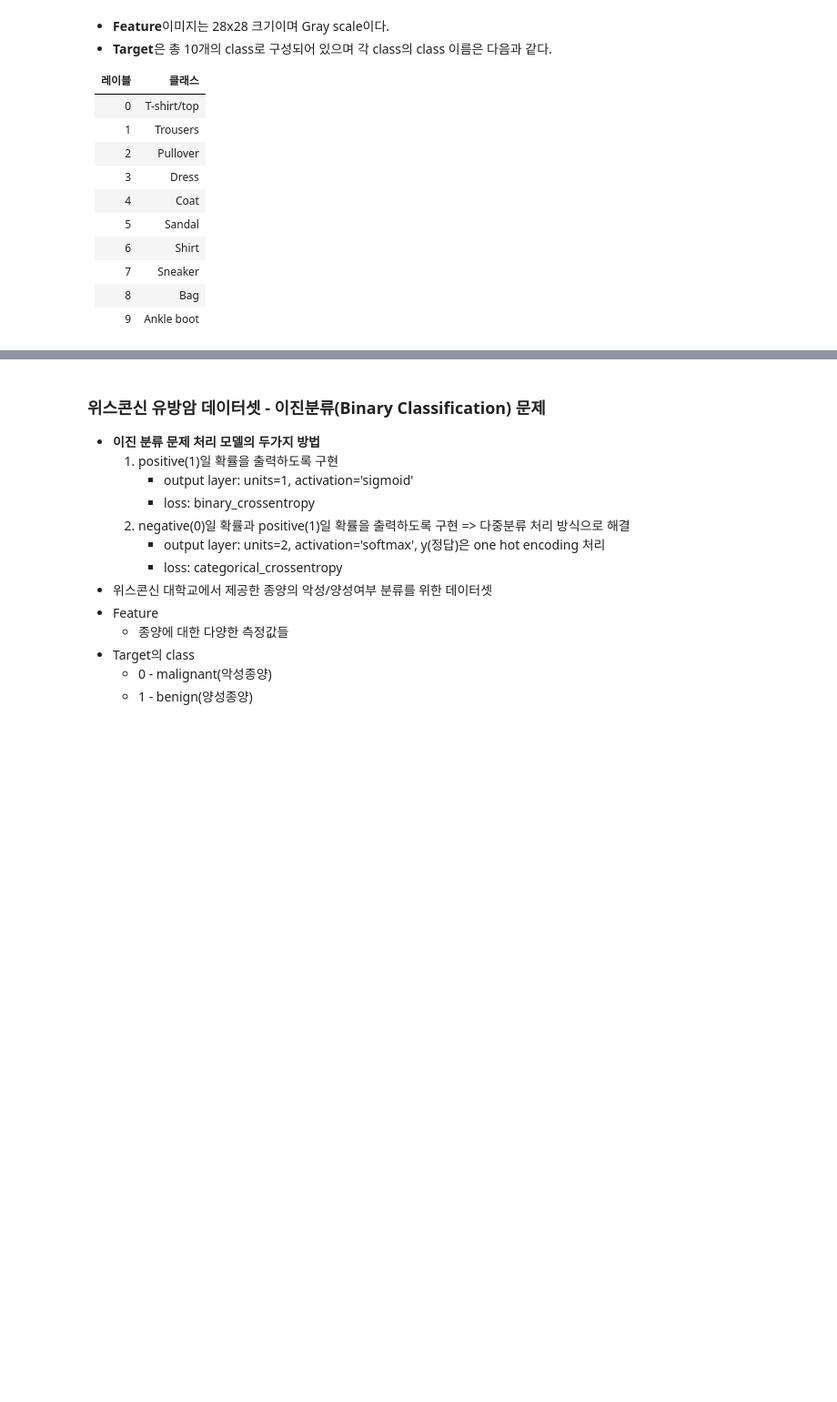
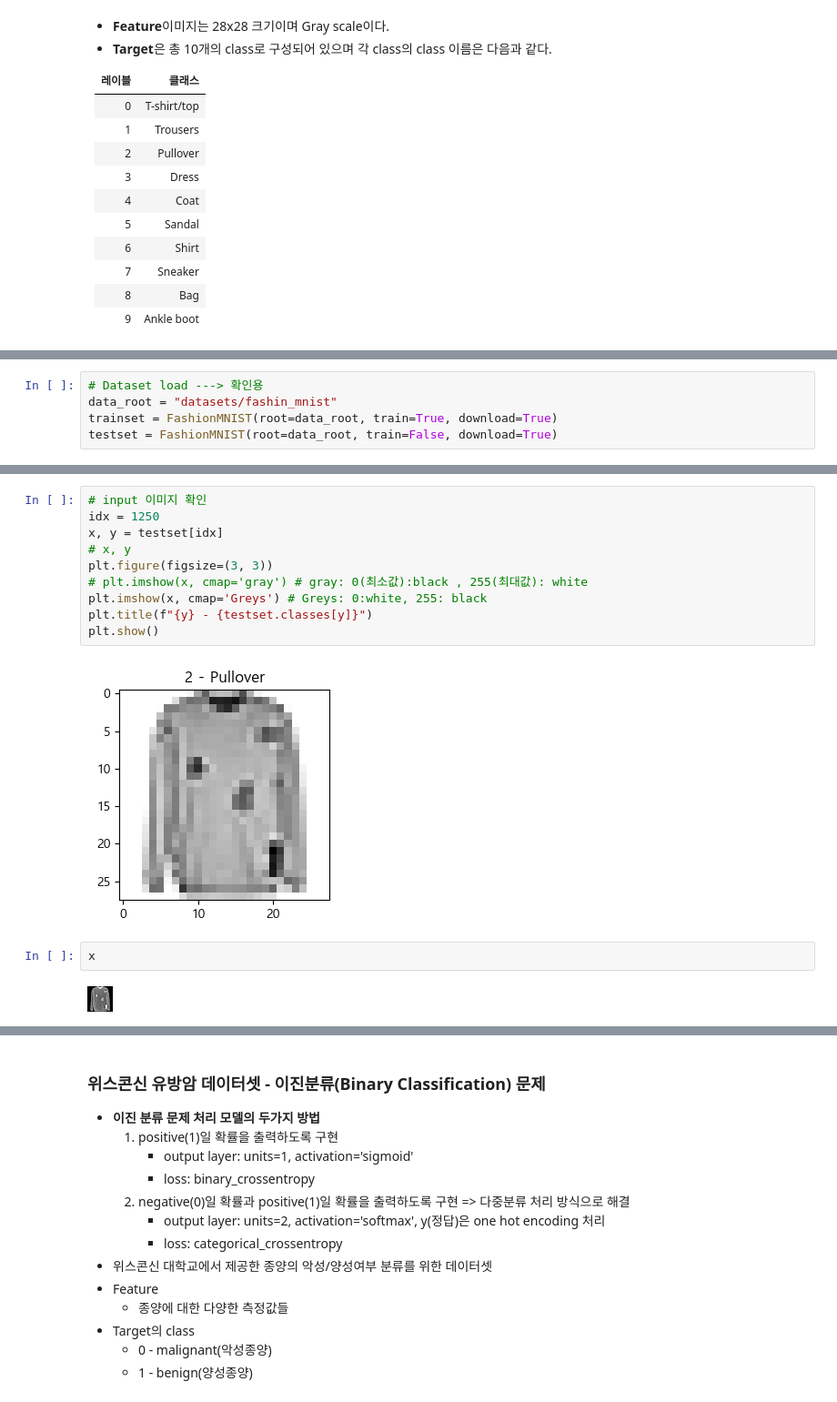
Before and after one commit to kgmyhGit/SKN06, a Jupyter notebook: 09_deeplearning_pytorch/07_모델저장_문제 유형별 모델 생성.ipynb, the cells around one changed output, grey strips where cells are left out. Shown at 91% size. Saved outputs shown, nothing was run; the diff lists cells and outputs as text; blank space fills up the shorter version.

```diff
--- a/09_deeplearning_pytorch/07_모델저장_문제 유형별 모델 생성.ipynb
+++ b/09_deeplearning_pytorch/07_모델저장_문제 유형별 모델 생성.ipynb
@@ -523,0 +593,5 @@ plt.show()
+# %%
+# Dataset load ---> 확인용
+data_root = "datasets/fashin_mnist"
+trainset = FashionMNIST(root=data_root, train=True, download=True)
+testset = FashionMNIST(root=data_root, train=False, download=True)
@@ -523,0 +648,16 @@ plt.show()
+# %%
+# input 이미지 확인
+idx = 1250
+x, y = testset[idx]
+# x, y
+plt.figure(figsize=(3, 3))
+# plt.imshow(x, cmap='gray') # gray: 0(최소값):black , 255(최대값): white
+plt.imshow(x, cmap='Greys') # Greys: 0:white, 255: black
+plt.title(f"{y} - {testset.classes[y]}")
+plt.show()
+# %% [output]
+[figure, added]
+# %%
+x
+# %% [output]
+[figure, added]
```
Also changed, not shown: parts of 30 cells of this notebook.
